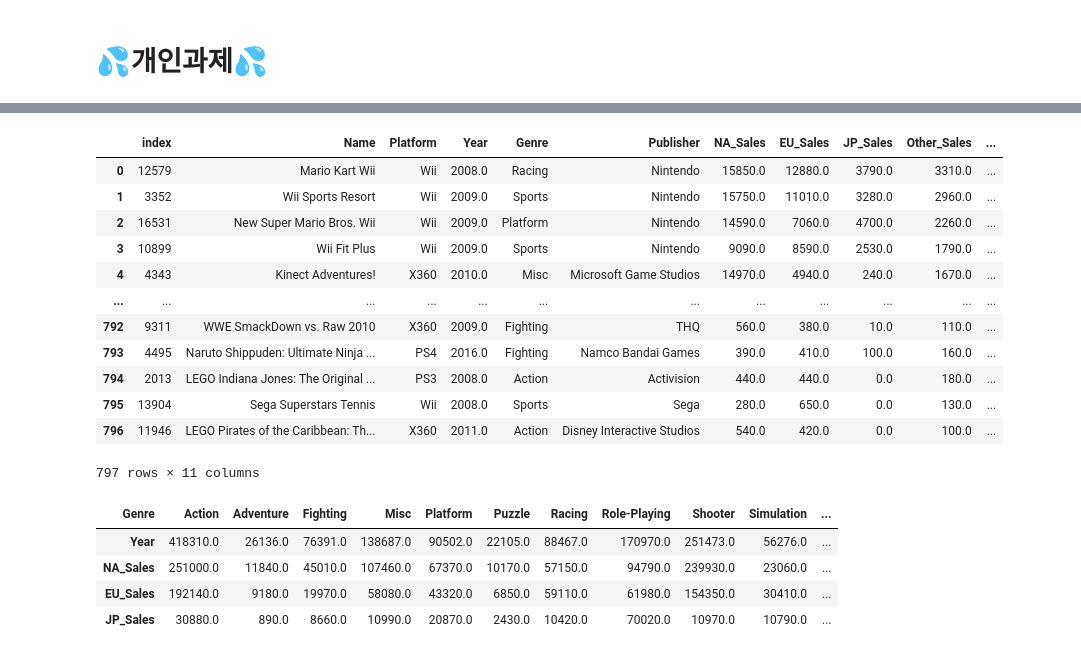
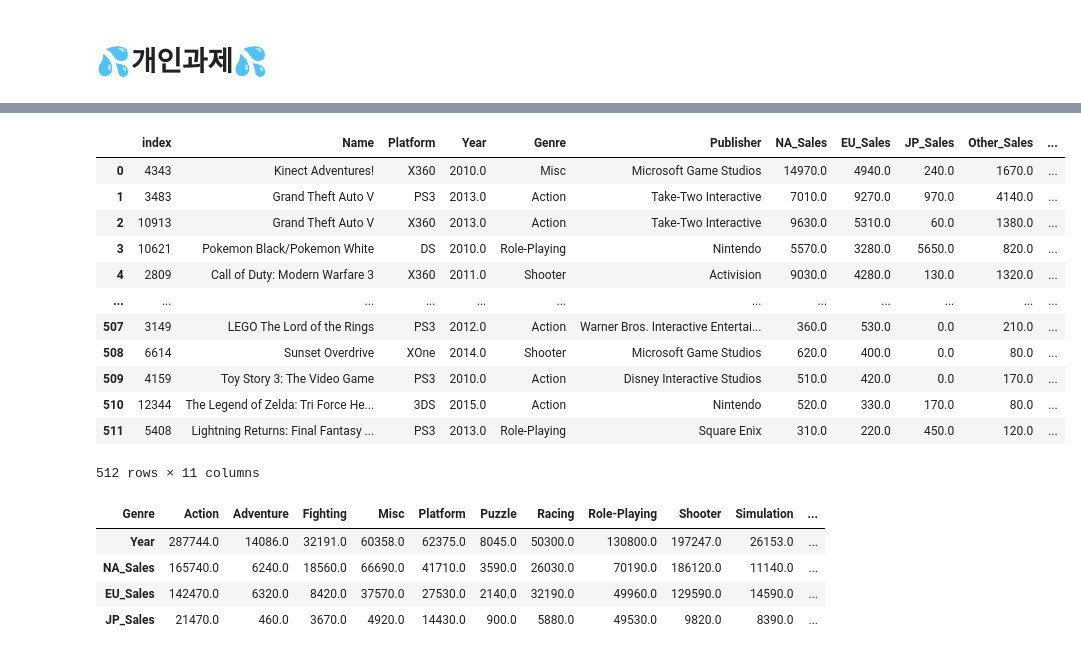
Before and after one commit to superahxd/_project, a Jupyter notebook: sec1_project.ipynb, the cells around one changed output, grey strips where cells are left out. Cells and saved outputs as stored; diff of their text form; code cells hidden in the pictures.

```diff
--- a/sec1_project.ipynb
+++ b/sec1_project.ipynb
@@ -452,4 +452,5 @@ plt.legend(loc='best')
 # %%
-vgames08 = vgames[vgames.Year > 2007]
-vgames08.head()
+#2010년부터 자료
+vgames08 = vgames[vgames.Year > 2009]
+vgames08.shape
 # %% [output]
@@ -462,25 +458,25 @@ vgames08.head()
 # %%
 #상위 10%
 vgames08_rank = vgames08.iloc[:, :10]
 vgames08_rank['rank'] = vgames08_rank['sales'].rank(method="min", ascending = True)
 vgames08_10per = vgames08_rank.sort_values(by='rank', ascending=False)
 vgames08_10per = vgames08_10per.iloc[:, :10].reset_index()
-vgames08_10per = vgames08_10per.head(797)
+vgames08_10per = vgames08_10per.head(512)
 vgames08_10per
 # %% [output]
 |  | index | Name | Platform | Year | Genre | Publisher | NA_Sales | EU_Sales | JP_Sales | Other_Sales | ... |
-| 0 | 12579 | Mario Kart Wii | Wii | 2008.0 | Racing | Nintendo | 15850.0 | 12880.0 | 3790.0 | 3310.0 | ... |
-| 1 | 3352 | Wii Sports Resort | Wii | 2009.0 | Sports | Nintendo | 15750.0 | 11010.0 | 3280.0 | 2960.0 | ... |
-| 2 | 16531 | New Super Mario Bros. Wii | Wii | 2009.0 | Platform | Nintendo | 14590.0 | 7060.0 | 4700.0 | 2260.0 | ... |
-| 3 | 10899 | Wii Fit Plus | Wii | 2009.0 | Sports | Nintendo | 9090.0 | 8590.0 | 2530.0 | 1790.0 | ... |
-| 4 | 4343 | Kinect Adventures! | X360 | 2010.0 | Misc | Microsoft Game Studios | 14970.0 | 4940.0 | 240.0 | 1670.0 | ... |
+| 0 | 4343 | Kinect Adventures! | X360 | 2010.0 | Misc | Microsoft Game Studios | 14970.0 | 4940.0 | 240.0 | 1670.0 | ... |
+| 1 | 3483 | Grand Theft Auto V | PS3 | 2013.0 | Action | Take-Two Interactive | 7010.0 | 9270.0 | 970.0 | 4140.0 | ... |
+| 2 | 10913 | Grand Theft Auto V | X360 | 2013.0 | Action | Take-Two Interactive | 9630.0 | 5310.0 | 60.0 | 1380.0 | ... |
+| 3 | 10621 | Pokemon Black/Pokemon White | DS | 2010.0 | Role-Playing | Nintendo | 5570.0 | 3280.0 | 5650.0 | 820.0 | ... |
+| 4 | 2809 | Call of Duty: Modern Warfare 3 | X360 | 2011.0 | Shooter | Activision | 9030.0 | 4280.0 | 130.0 | 1320.0 | ... |
 | ... | ... | ... | ... | ... | ... | ... | ... | ... | ... | ... | ... |
-| 792 | 9311 | WWE SmackDown vs. Raw 2010 | X360 | 2009.0 | Fighting | THQ | 560.0 | 380.0 | 10.0 | 110.0 | ... |
-| 793 | 4495 | Naruto Shippuden: Ultimate Ninja ... | PS4 | 2016.0 | Fighting | Namco Bandai Games | 390.0 | 410.0 | 100.0 | 160.0 | ... |
-| 794 | 2013 | LEGO Indiana Jones: The Original ... | PS3 | 2008.0 | Action | Activision | 440.0 | 440.0 | 0.0 | 180.0 | ... |
-| 795 | 13904 | Sega Superstars Tennis | Wii | 2008.0 | Sports | Sega | 280.0 | 650.0 | 0.0 | 130.0 | ... |
-| 796 | 11946 | LEGO Pirates of the Caribbean: Th... | X360 | 2011.0 | Action | Disney Interactive Studios | 540.0 | 420.0 | 0.0 | 100.0 | ... |
+| 507 | 3149 | LEGO The Lord of the Rings | PS3 | 2012.0 | Action | Warner Bros. Interactive Entertai... | 360.0 | 530.0 | 0.0 | 210.0 | ... |
+| 508 | 6614 | Sunset Overdrive | XOne | 2014.0 | Shooter | Microsoft Game Studios | 620.0 | 400.0 | 0.0 | 80.0 | ... |
+| 509 | 4159 | Toy Story 3: The Video Game | PS3 | 2010.0 | Action | Disney Interactive Studios | 510.0 | 420.0 | 0.0 | 170.0 | ... |
+| 510 | 12344 | The Legend of Zelda: Tri Force He... | 3DS | 2015.0 | Action | Nintendo | 520.0 | 330.0 | 170.0 | 80.0 | ... |
+| 511 | 5408 | Lightning Returns: Final Fantasy ... | PS3 | 2013.0 | Role-Playing | Square Enix | 310.0 | 220.0 | 450.0 | 120.0 | ... |
-797 rows × 11 columns
+512 rows × 11 columns
 # %%
 #상위 10퍼 장르 총합
 
@@ -490,10 +486,10 @@ vgames08_sum= vgames08_sum.T
 vgames08_sum
 # %% [output]
 | Genre | Action | Adventure | Fighting | Misc | Platform | Puzzle | Racing | Role-Playing | Shooter | Simulation | ... |
-| Year | 418310.0 | 26136.0 | 76391.0 | 138687.0 | 90502.0 | 22105.0 | 88467.0 | 170970.0 | 251473.0 | 56276.0 | ... |
-| NA_Sales | 251000.0 | 11840.0 | 45010.0 | 107460.0 | 67370.0 | 10170.0 | 57150.0 | 94790.0 | 239930.0 | 23060.0 | ... |
-| EU_Sales | 192140.0 | 9180.0 | 19970.0 | 58080.0 | 43320.0 | 6850.0 | 59110.0 | 61980.0 | 154350.0 | 30410.0 | ... |
-| JP_Sales | 30880.0 | 890.0 | 8660.0 | 10990.0 | 20870.0 | 2430.0 | 10420.0 | 70020.0 | 10970.0 | 10790.0 | ... |
+| Year | 287744.0 | 14086.0 | 32191.0 | 60358.0 | 62375.0 | 8045.0 | 50300.0 | 130800.0 | 197247.0 | 26153.0 | ... |
+| NA_Sales | 165740.0 | 6240.0 | 18560.0 | 66690.0 | 41710.0 | 3590.0 | 26030.0 | 70190.0 | 186120.0 | 11140.0 | ... |
+| EU_Sales | 142470.0 | 6320.0 | 8420.0 | 37570.0 | 27530.0 | 2140.0 | 32190.0 | 49960.0 | 129590.0 | 14590.0 | ... |
+| JP_Sales | 21470.0 | 460.0 | 3670.0 | 4920.0 | 14430.0 | 900.0 | 5880.0 | 49530.0 | 9820.0 | 8390.0 | ... |
 # %%
 vgames08_sum.plot(kind='bar',figsize=(11,5), rot=1, alpha = 0.5, title='Sales sum from 08')
 # %% [output]
```
Also changed, not shown: parts of 20 cells of this notebook.
